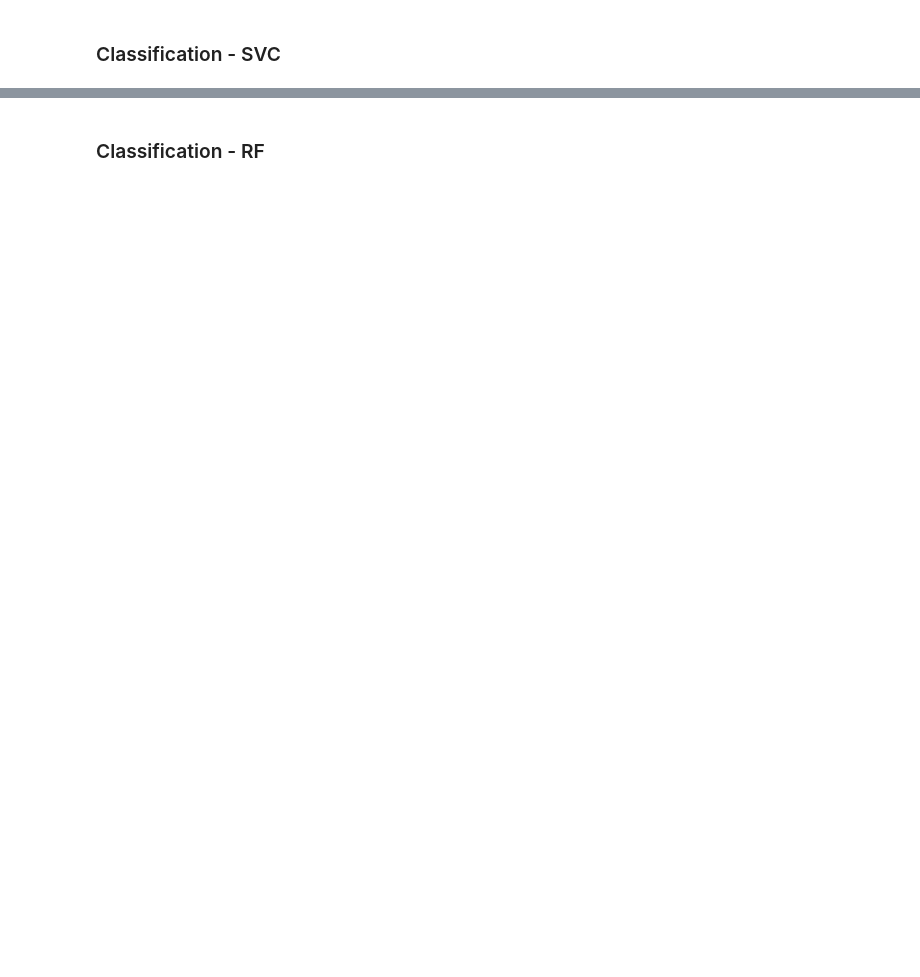
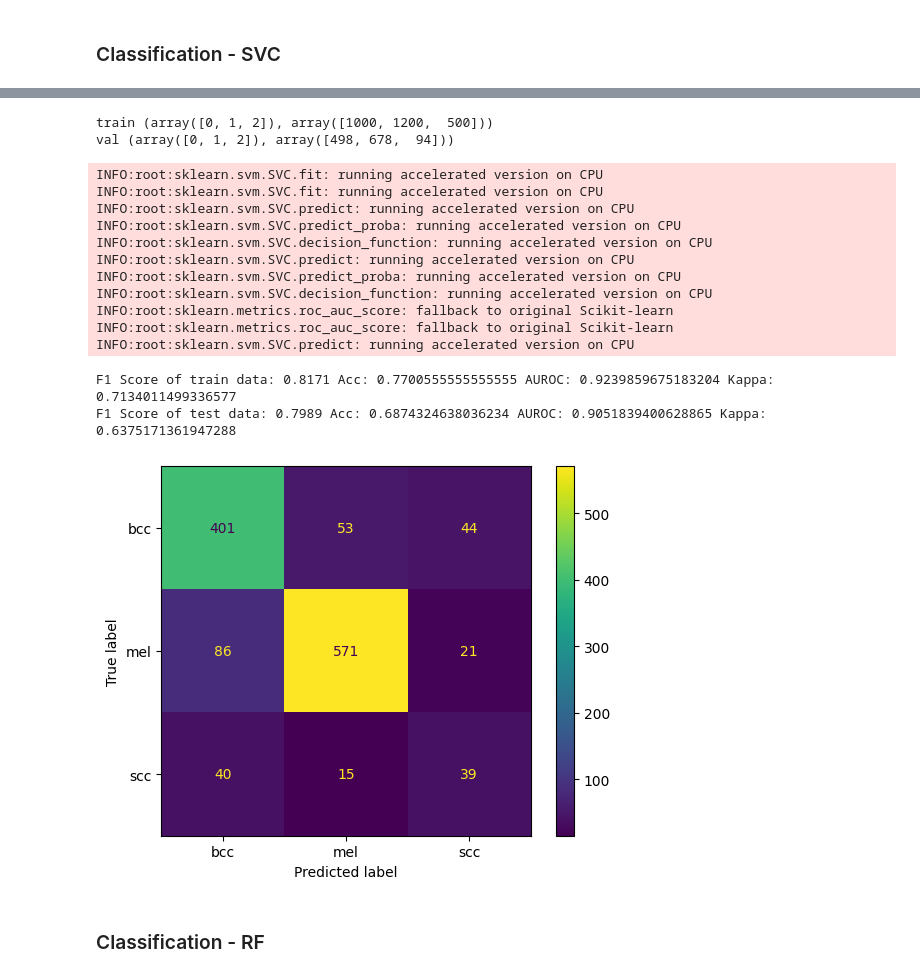
Before and after one commit to cansuyalcinn/skin-lesion-segmentation, a Jupyter notebook: notebooks/three_class_class.ipynb, the cells around one changed output, grey strips where cells are left out. Saved outputs shown, nothing was run; the diff lists cells and outputs as text; code cells hidden in the pictures; blank space fills up the shorter version.

```diff
--- a/notebooks/three_class_class.ipynb
+++ b/notebooks/three_class_class.ipynb
@@ -351,2 +370,49 @@ INFO:root:sklearn.svm.SVC.predict: running accelerated version on CPU
+# %%
+print('train',np.unique(y_train, return_counts=True))
+print('val', np.unique(y_test, return_counts=True))
+# %% [output]
+train (array([0, 1, 2]), array([1000, 1200,  500]))
+val (array([0, 1, 2]), array([498, 678,  94]))
+# %%
+classifier = svm.SVC(class_weight='balanced', probability=True, C=10.0, gamma=0.001, kernel='rbf')
+# scaler = StandardScaler()
+# X_train = scaler.fit_transform(X_train)
+# classifier.fit(X_train, y_train)
+# X_test = scaler.transform(X_test)
+
+scaler = TextureScaler()
+scaler.fit(X_train)
+X_train = scaler.transform(X_train)
+classifier.fit(X_train, y_train)
+X_test = scaler.transform(X_test)
+
+# pipe_final = Pipeline([('scaler', StandardScaler()),('classifier', classifier)])
+# pipe_final.fit(X_train, y_train)
+y_train_predicted = classifier.predict(X_train)
+y_train_pred_prob = classifier.predict_proba(X_train)
+y_test_predicted =  classifier.predict(X_test)
+y_test_pred_prob = classifier.predict_proba(X_test)
+auroc_train = roc_auc_score(y_train, y_train_pred_prob, multi_class='ovr', average='weighted')
+auroc_test = roc_auc_score(y_test, y_test_pred_prob, multi_class='ovr', average='weighted')
+print('F1 Score of train data: %0.4f' %f1_score(y_train,y_train_predicted,average='weighted'), f'Acc: {balanced_accuracy_score(y_train, y_train_predicted,)}', f'AUROC: {auroc_train}', f'Kappa: {cohen_kappa_score(y_train, y_train_predicted)}')
+print('F1 Score of test data: %0.4f' %f1_score(y_test,y_test_predicted,average='weighted'), f'Acc: {balanced_accuracy_score(y_test, y_test_predicted)}', f'AUROC: {auroc_test}', f'Kappa: {cohen_kappa_score(y_test, y_test_predicted)}')
+
+ConfusionMatrixDisplay.from_estimator(classifier, X_test, y_test, display_labels=['bcc', 'mel', 'scc'])
+plt.show()
+# %% [output]
+INFO:root:sklearn.svm.SVC.fit: running accelerated version on CPU
+INFO:root:sklearn.svm.SVC.fit: running accelerated version on CPU
+INFO:root:sklearn.svm.SVC.predict: running accelerated version on CPU
+INFO:root:sklearn.svm.SVC.predict_proba: running accelerated version on CPU
+INFO:root:sklearn.svm.SVC.decision_function: running accelerated version on CPU
+INFO:root:sklearn.svm.SVC.predict: running accelerated version on CPU
+INFO:root:sklearn.svm.SVC.predict_proba: running accelerated version on CPU
+INFO:root:sklearn.svm.SVC.decision_function: running accelerated version on CPU
+INFO:root:sklearn.metrics.roc_auc_score: fallback to original Scikit-learn
+INFO:root:sklearn.metrics.roc_auc_score: fallback to original Scikit-learn
+INFO:root:sklearn.svm.SVC.predict: running accelerated version on CPU
+F1 Score of train data: 0.8171 Acc: 0.7700555555555555 AUROC: 0.9239859675183204 Kappa: 0.7134011499336577
+F1 Score of test data: 0.7989 Acc: 0.6874324638036234 AUROC: 0.9051839400628865 Kappa: 0.6375171361947288
+[figure, added]
 # %% [markdown]
 ### Classification - RF
```
Also changed, not shown: parts of 36 cells of this notebook, 1 other file.
